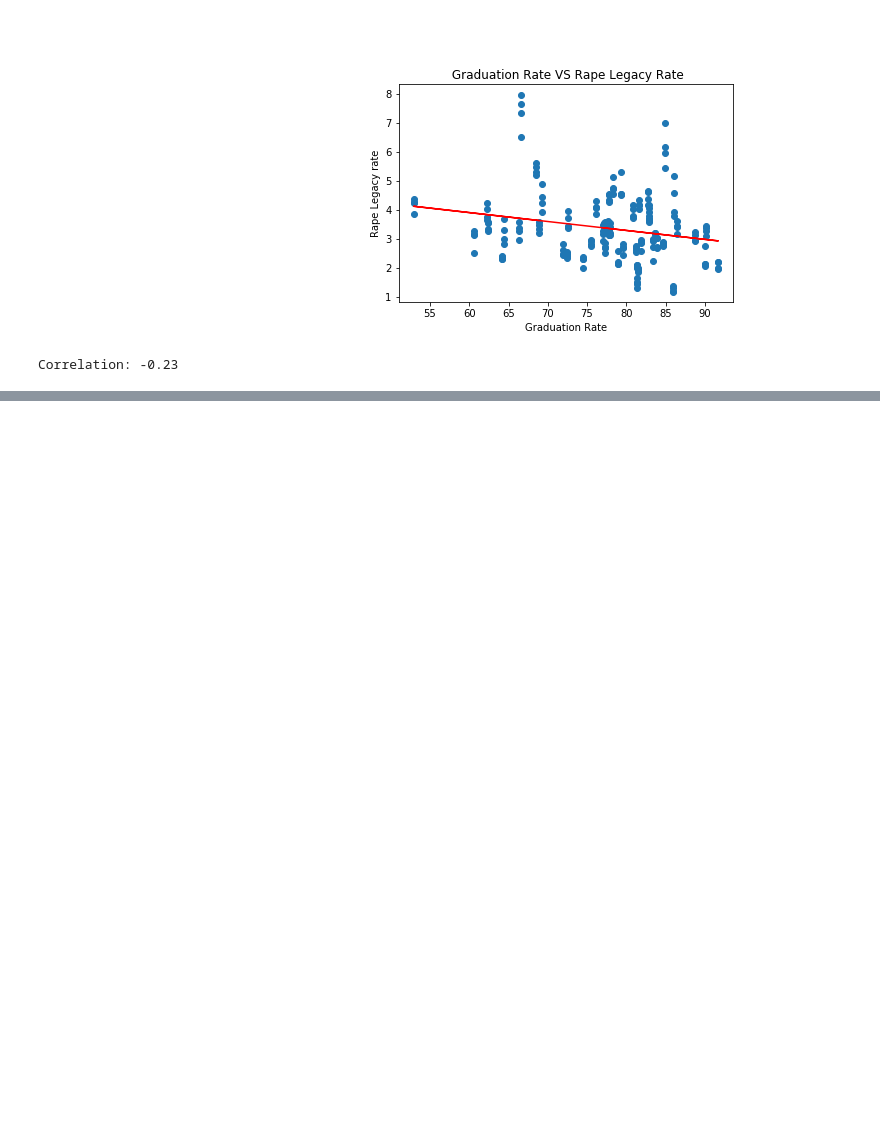
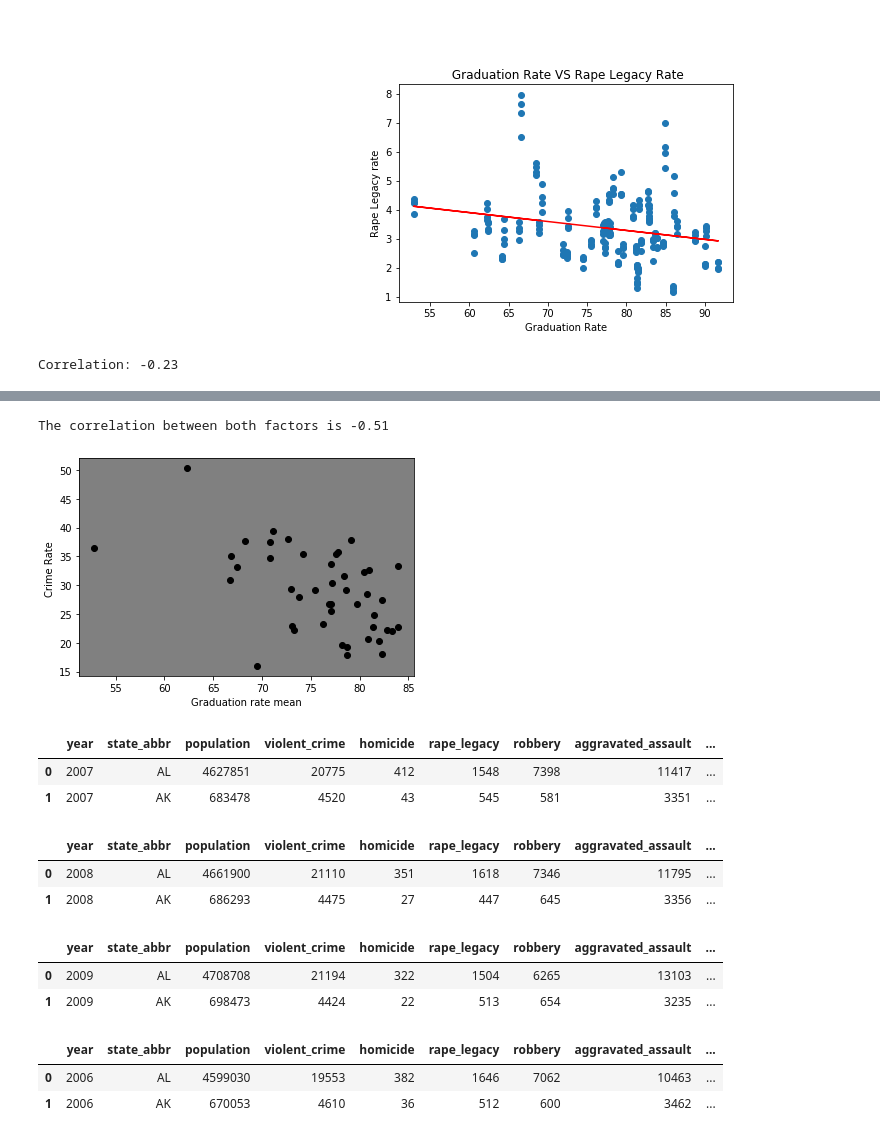
Before and after one commit to klcurtiss/Project1work, a Jupyter notebook: Project 1 final.ipynb, the cells around one changed output, grey strips where cells are left out. Saved outputs shown, nothing was run; the diff lists cells and outputs as text; code cells hidden in the pictures; blank space fills up the shorter version.

```diff
--- a/Project 1 final.ipynb
+++ b/Project 1 final.ipynb
@@ -839,0 +1011,3 @@ Correlation: -0.23
+# %%
+crimerates_allyears_mean = crimerates_allyears["crimerate_2006"] + crimerates_allyears["crimerate_2007"] + crimerates_allyears["crimerate_2008"] + crimerates_allyears["crimerate_2009"]
+crimerates_allyears_mean
@@ -839,0 +1032,8 @@ Correlation: -0.23
+# %%
+combined_mean_crime_with_state = pd.DataFrame({
+    "state":crimerates_allyears["state"],
+    "Mean_crime_Years": crimerates_allyears_mean
+
+})
+
+combined_mean_crime_with_state
@@ -839,0 +1058,8 @@ Correlation: -0.23
+# %%
+
+combined_mean_grad_with_state = pd.DataFrame({
+    "state": gradrates_allyears["state"],
+    "Mean_grad_rate" : mean_gradrates_allyears
+})
+
+combined_mean_grad_with_state
@@ -839,0 +1084,5 @@ Correlation: -0.23
+# %%
+
+merge_crime_Grad = pd.merge(combined_mean_crime_with_state, combined_mean_grad_with_state, how="outer", on="state")
+merge_crime_Grad = merge_crime_Grad.dropna(how = "any")
+merge_crime_Grad
@@ -839,0 +1107,44 @@ Correlation: -0.23
+# %%
+import scipy.stats as st
+# The next example will compute the Pearson correlation coefficient between "Income per Capita" and "Average Alcohol Consumed"
+grad = merge_crime_Grad.iloc[:,2]
+crime = merge_crime_Grad.iloc[:,1]
+correlation = st.pearsonr(grad,crime)
+image =  plt.scatter(grad,crime, )
+image.set_facecolor("xkcd:black")
+ax = plt.axes()
+# Setting the background color
+ax.set_facecolor("grey")
+
+plt.xlabel('Graduation rate mean')
+plt.ylabel('Crime Rate ')
+print(f"The correlation between both factors is {round(correlation[0],2)}")
+plt.show()
+# %% [output]
+The correlation between both factors is -0.51
+[figure, added]
+# %%
+crime_rates_2007.head(2)
+# %% [output]
+|  | year | state_abbr | population | violent_crime | homicide | rape_legacy | robbery | aggravated_assault | ... |
+| 0 | 2007 | AL | 4627851 | 20775 | 412 | 1548 | 7398 | 11417 | ... |
+| 1 | 2007 | AK | 683478 | 4520 | 43 | 545 | 581 | 3351 | ... |
+# %%
+
+crime_rates_2008.head(2)
+# %% [output]
+|  | year | state_abbr | population | violent_crime | homicide | rape_legacy | robbery | aggravated_assault | ... |
+| 0 | 2008 | AL | 4661900 | 21110 | 351 | 1618 | 7346 | 11795 | ... |
+| 1 | 2008 | AK | 686293 | 4475 | 27 | 447 | 645 | 3356 | ... |
+# %%
+crime_rates_2009.head(2)
+# %% [output]
+|  | year | state_abbr | population | violent_crime | homicide | rape_legacy | robbery | aggravated_assault | ... |
+| 0 | 2009 | AL | 4708708 | 21194 | 322 | 1504 | 6265 | 13103 | ... |
+| 1 | 2009 | AK | 698473 | 4424 | 22 | 513 | 654 | 3235 | ... |
+# %%
+crime_rates_2006.head(2)
+# %% [output]
+|  | year | state_abbr | population | violent_crime | homicide | rape_legacy | robbery | aggravated_assault | ... |
+| 0 | 2006 | AL | 4599030 | 19553 | 382 | 1646 | 7062 | 10463 | ... |
+| 1 | 2006 | AK | 670053 | 4610 | 36 | 512 | 600 | 3462 | ... |
```
Also changed, not shown: parts of 24 cells of this notebook.
